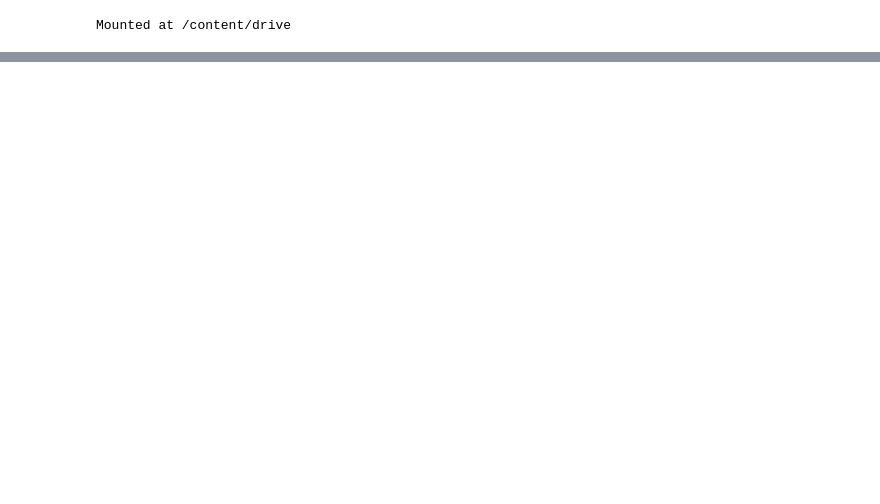
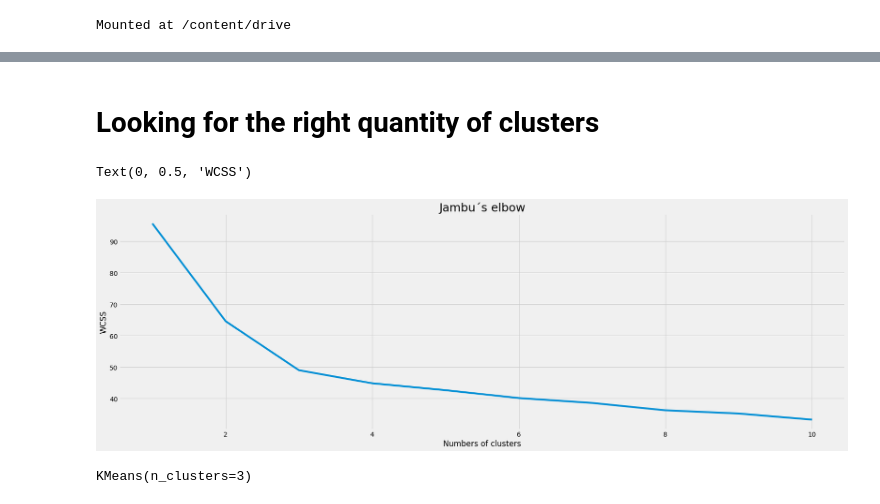
Before and after one commit to danielrodriguez007/Data_Analysis, a Jupyter notebook: Clustering.ipynb, the cells around one changed output, grey strips where cells are left out. Saved outputs shown, nothing was run; the diff lists cells and outputs as text; code cells hidden in the pictures; blank space fills up the shorter version.

```diff
--- a/Clustering.ipynb
+++ b/Clustering.ipynb
@@ -61,6 +59 @@ clusters = kmeans.fit_predict(data2)
-# %%
-data['Music Segments'] = clusters
-MinMaxScaler(data['Music Segments'])
-data['Music Segments'] = data['Music Segments'].map({1:"Cluster",2:"Cluster 2", 3: "Cluster 3", 4: "Cluster 4", 5: "Cluster 5",
-                                                     6: "Cluster 6", 7: "Cluster 7", 8: "Cluster 8",9: "Cluster 9", 10: "Cluster 10"})
 # %%
@@ -75,16 +62,0 @@ data.head()
-# %%
-import plotly.graph_objects as go
-PLOT = go.Figure()
-for i in list(data['Music Segments'].unique()):
-  PLOT.add_trace(go.Scatter3d(x = data[data['Music Segments']== i]['Beats Per Minute (BPM)'],
-                              y = data[data['Music Segments']== i]['Energy'],
-                              z = data[data['Music Segments'] == i]['Danceability'],
-                              mode = 'markers', marker_size = 6, marker_line_width = 1,
-                              name = str(i)))
-PLOT.update_traces(hovertemplate='Beats Per Minute (BPM): %{x} <br>Energy: %{y} <br>Danceability: %{z}')
-
-PLOT.update_layout(width = 800, height = 800, autosize = True, showlegend = True,
-                   scene = dict(xaxis=dict(title = 'Beats Per Minute (BPM)', titlefont_color = 'black'),
-                                yaxis=dict(title = 'Energy', titlefont_color = 'black'),
-                                zaxis=dict(title = 'Danceability', titlefont_color = 'black')),
-                   font = dict(family = "Gilroy", color  = 'black', size = 12))
@@ -92,0 +77,3 @@ PLOT.update_layout(width = 800, height = 800, autosize = True, showlegend = True
+# %%
+data.norm = (data-data.min())/(data.max()-data.min())
+data.norm
@@ -92,0 +106,23 @@ PLOT.update_layout(width = 800, height = 800, autosize = True, showlegend = True
+# %% [markdown]
+# **Looking for the right quantity of clusters**
+# %%
+wcss = []
+
+for i in range(1,11):
+  kmeans= KMeans(n_clusters = i, max_iter = 300)
+  kmeans.fit(data.norm)
+  wcss.append(kmeans.inertia_)
+# %%
+plt.figure(figsize=(25,8))
+plt.plot(range(1,11), wcss)
+plt.title("Jambu´s elbow", fontsize=25)
+plt.xlabel("Numbers of clusters")
+plt.ylabel("WCSS")
+# %% [output]
+Text(0, 0.5, 'WCSS')
+[figure, added]
+# %%
+clustering = KMeans(n_clusters=3, max_iter=300)
+clustering.fit(data.norm)
+# %% [output]
+KMeans(n_clusters=3)
```
Also changed, not shown: parts of 19 cells of this notebook.
